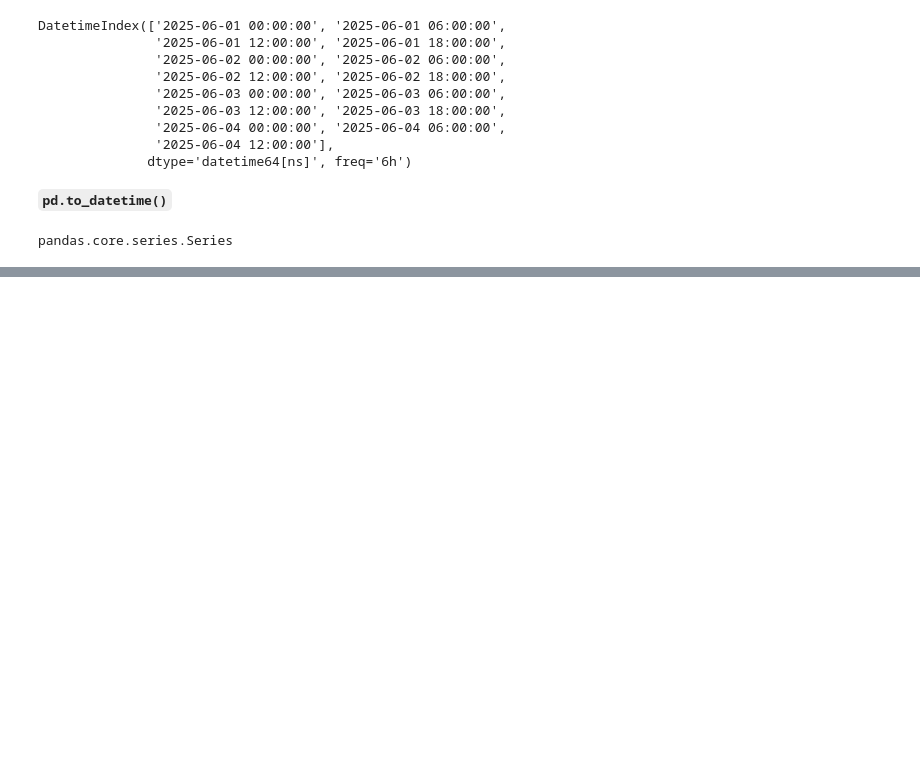
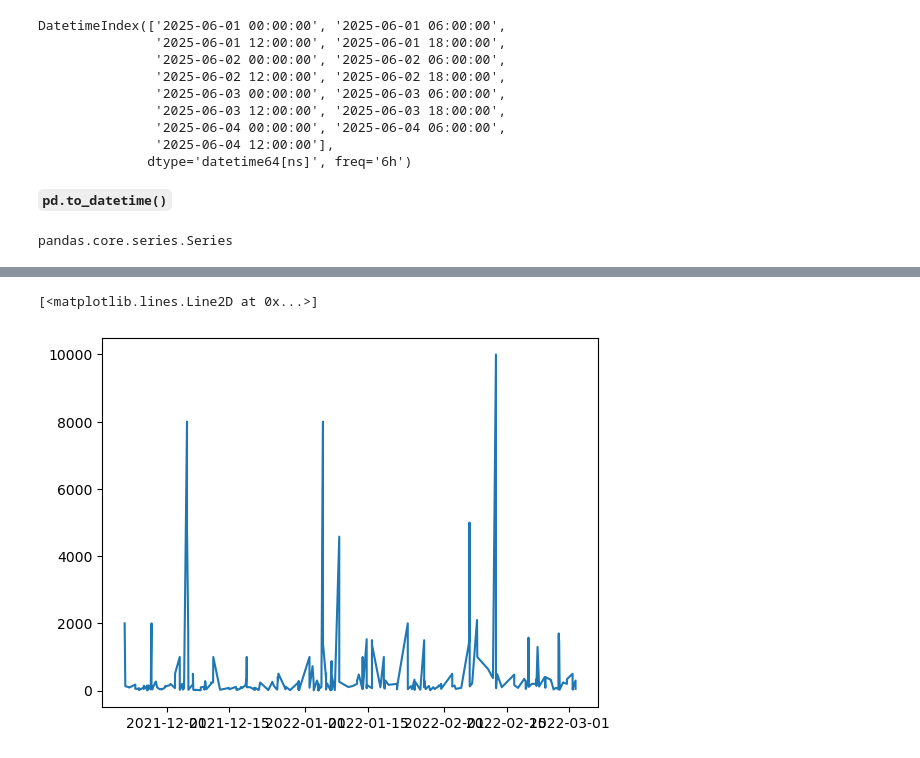
Before and after one commit to iAleeRaza/Pandas, a Jupyter notebook: datetime_pandas.ipynb, the cells around one changed output, grey strips where cells are left out. Cells and saved outputs as stored; diff of their text form; code cells hidden in the pictures; blank space fills up the shorter version.

```diff
--- a/datetime_pandas.ipynb
+++ b/datetime_pandas.ipynb
@@ -217,0 +262,3 @@ dtype: int32
+# %%
+df = pd.read_csv('data\\expense_data.csv')
+df.head()
@@ -217,0 +293,2 @@ dtype: int32
+# %%
+df['Date'] = pd.to_datetime(df['Date'])
@@ -217,0 +310,8 @@ dtype: int32
+# %%
+# ploting using date
+import matplotlib.pyplot as plt
+
+plt.plot(df['Date'], df['Amount'])
+# %% [output]
+[<matplotlib.lines.Line2D at 0x...>]
+[figure, added]
```
Also changed, not shown: parts of 10 cells of this notebook.
